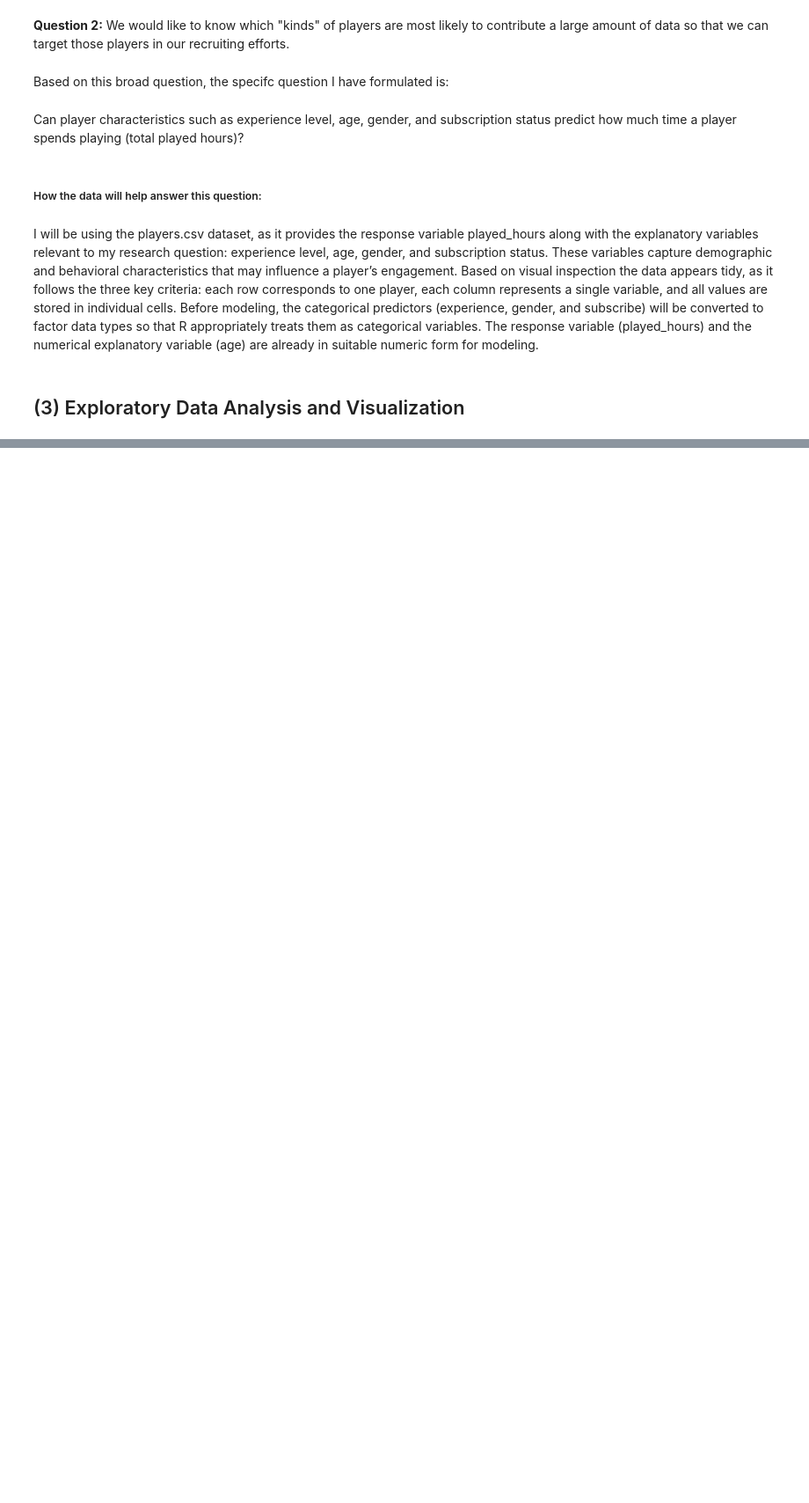
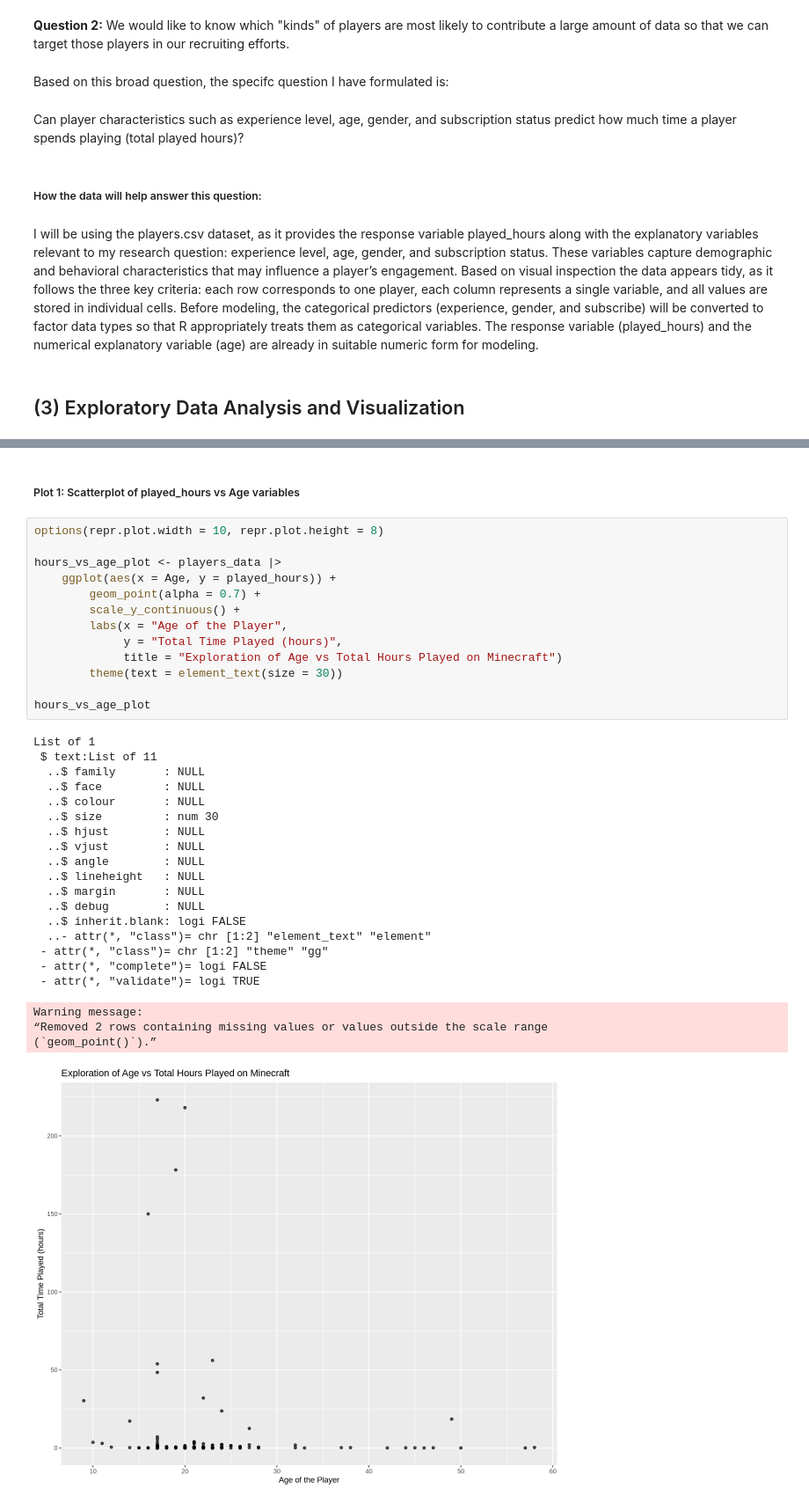
Before and after one commit to angelicaa-p/project_planning_stage_individual, a Jupyter notebook: project_planning_stage_individual.ipynb, the cells around one changed output, grey strips where cells are left out. Shown at 88% size. Cells and saved outputs as stored; diff of their text form; blank space fills up the shorter version.

Commit message:
Started exploratory data analysis and visualizations using players.csv
- added plot 1, scatterplot of played_hours vs age

```diff
--- a/project_planning_stage_individual.ipynb
+++ b/project_planning_stage_individual.ipynb
@@ -469,0 +483,37 @@ I will be using the players.csv dataset, as it provides the response variable pl
+# %% [markdown]
+##### Plot 1: Scatterplot of played_hours vs Age variables
+# %%
+options(repr.plot.width = 10, repr.plot.height = 8)
+
+hours_vs_age_plot <- players_data |>
+    ggplot(aes(x = Age, y = played_hours)) +
+        geom_point(alpha = 0.7) +
+        scale_y_continuous() +
+        labs(x = "Age of the Player",
+             y = "Total Time Played (hours)",
+             title = "Exploration of Age vs Total Hours Played on Minecraft")
+        theme(text = element_text(size = 30))
+
+hours_vs_age_plot
+# %% [output]
+List of 1
+ $ text:List of 11
+  ..$ family       : NULL
+  ..$ face         : NULL
+  ..$ colour       : NULL
+  ..$ size         : num 30
+  ..$ hjust        : NULL
+  ..$ vjust        : NULL
+  ..$ angle        : NULL
+  ..$ lineheight   : NULL
+  ..$ margin       : NULL
+  ..$ debug        : NULL
+  ..$ inherit.blank: logi FALSE
+  ..- attr(*, "class")= chr [1:2] "element_text" "element"
+ - attr(*, "class")= chr [1:2] "theme" "gg"
+ - attr(*, "complete")= logi FALSE
+ - attr(*, "validate")= logi TRUE
+Warning message:
+“Removed 2 rows containing missing values or values outside the scale range
+(`geom_point()`).”
+[figure, added]
```
Also changed, not shown: parts of 5 cells of this notebook.
